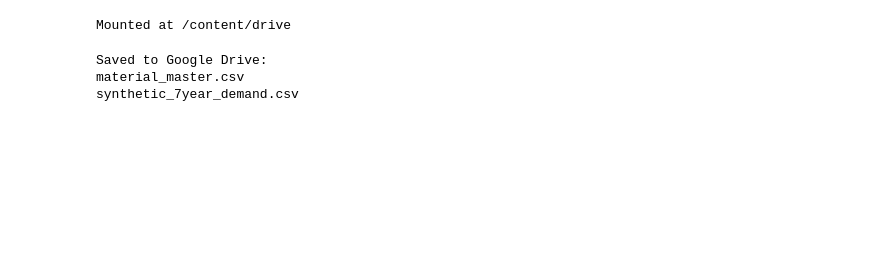
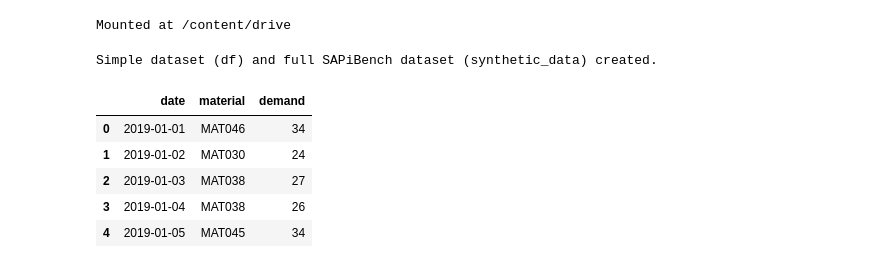
Before and after one commit to clcamar74/SAPiBench-inventory-simulation-dataset-2026, a Jupyter notebook: SAPiBench.ipynb, the cells around one changed output. Cells and saved outputs as stored; diff of their text form; code cells hidden in the pictures; blank space fills up the shorter version.

```diff
--- a/SAPiBench.ipynb
+++ b/SAPiBench.ipynb
@@ -99,7 +99,16 @@ material_master["Stockout_Penalty"] = np.random.uniform(100, 500, len(material_m
 dates = pd.date_range(start=start_date, end=end_date, freq="D")
 
 # -----------------------------
-# SEASONALITY FACTORS
+# SIMPLE SYNTHETIC DATASET (df)
+# -----------------------------
+df = pd.DataFrame({
+    "date": dates,
+    "material": np.random.choice(material_master["Material_ID"], size=len(dates)),
+    "demand": np.random.poisson(lam=30, size=len(dates))
+})
+
+# -----------------------------
+# ADVANCED SAPiBench DEMAND GENERATION
 # -----------------------------
 monthly_factor = {
     1: 0.9, 2: 0.95, 3: 1.0, 4: 1.05, 5: 1.1, 6: 1.15,
@@ -110,9 +119,6 @@ weekly_factor = {
     0: 1.05, 1: 1.0, 2: 1.0, 3: 1.0, 4: 1.05, 5: 1.1, 6: 1.1
 }
 
-# -----------------------------
-# DEMAND GENERATION
-# -----------------------------
 rows = []
 
 for _, mat in material_master.iterrows():
@@ -152,16 +158,15 @@ synthetic_data = pd.DataFrame(rows, columns=[
     "Weekly_Factor", "Noise", "Final_Demand"
 ])
 
-# -----------------------------
-# SAVE TO GOOGLE DRIVE
-# -----------------------------
-material_master.to_csv("/content/drive/MyDrive/InventorySimulation2026/material_master.csv", index=False)
-synthetic_data.to_csv("/content/drive/MyDrive/InventorySimulation2026/synthetic_7year_demand.csv", index=False)
-
-print("Saved to Google Drive:")
-print("material_master.csv")
-print("synthetic_7year_demand.csv")
+print("Simple dataset (df) and full SAPiBench dataset (synthetic_data) created.")
 # %% [output]
-Saved to Google Drive:
-material_master.csv
-synthetic_7year_demand.csv
+Simple dataset (df) and full SAPiBench dataset (synthetic_data) created.
+# %%
+df.head()
+# %% [output]
+|  | date | material | demand |
+| 0 | 2019-01-01 | MAT046 | 34 |
+| 1 | 2019-01-02 | MAT030 | 24 |
+| 2 | 2019-01-03 | MAT038 | 27 |
+| 3 | 2019-01-04 | MAT038 | 26 |
+| 4 | 2019-01-05 | MAT045 | 34 |
```
Also changed, not shown: parts of 2 cells of this notebook.
